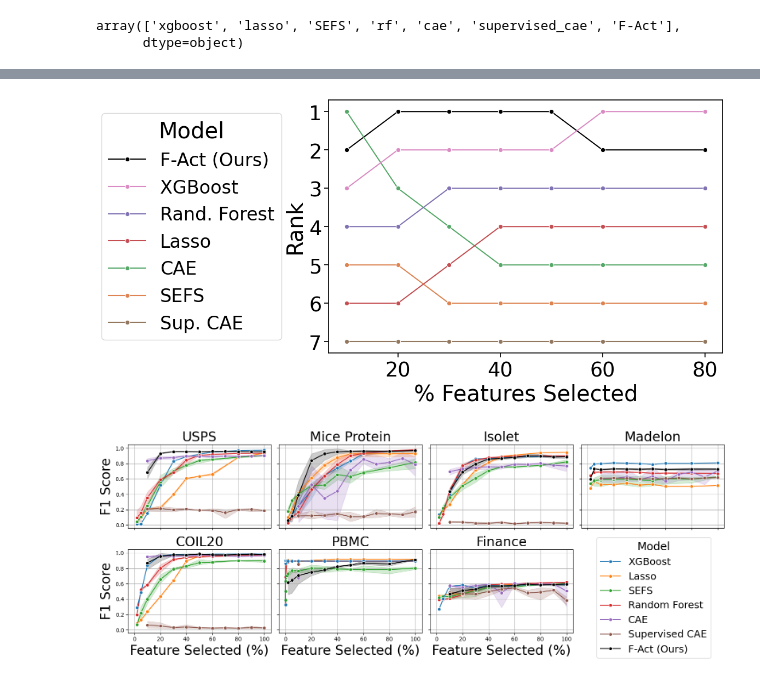
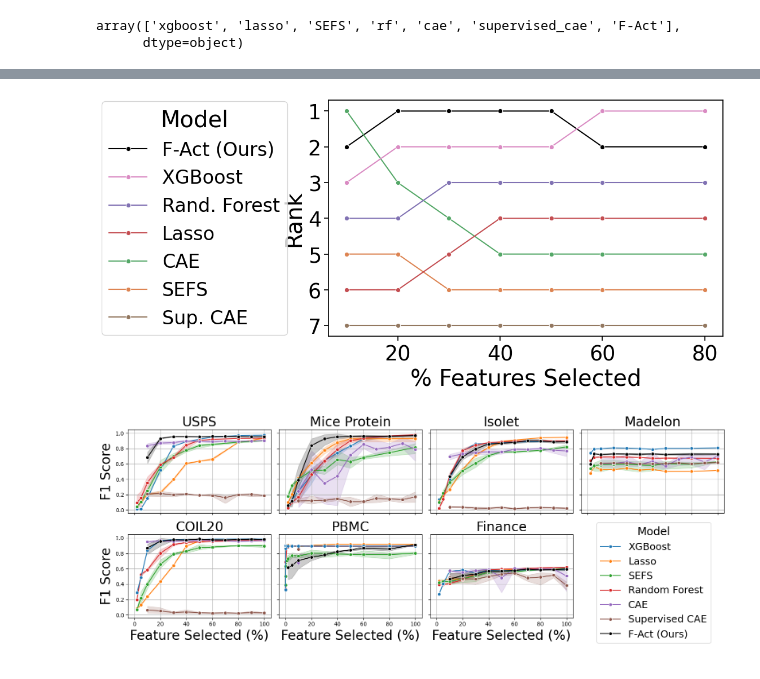
Before and after one commit to evanrex/feature-wise-active-adaptation, a Jupyter notebook: compute_results/final_results/evaluate_feature_selection.ipynb, the cells around one changed output, grey strips where cells are left out. Saved outputs shown, nothing was run; the diff lists cells and outputs as text; code cells hidden in the pictures.

```diff
--- a/compute_results/final_results/evaluate_feature_selection.ipynb
+++ b/compute_results/final_results/evaluate_feature_selection.ipynb
@@ -263,34 +261,37 @@ grouped_sorted['model'] = grouped_sorted['model'].map(model_mapping)
 # Assuming 'grouped_sorted' is your DataFrame with appropriate data
 # Set up the color palette
 palette = {model: 'black' if model == 'F-Act (Ours)' else sns.color_palette("deep")[i] for i, model in enumerate(grouped_sorted['model'].unique())}
 
 # Create the line plot with increased font size
 sns.set_context("notebook", font_scale=2.4)  # Increases the base font size
 plt.figure(figsize=(12, 6))
 lineplot = sns.lineplot(data=grouped_sorted, x='% Features Selected', y='Rank', hue='model', marker='o', palette=palette)
 
 # Reverse the y-axis
 plt.gca().invert_yaxis()
 
 # Set y-axis ticks at every integer
 plt.yticks(range(int(grouped_sorted['Rank'].min()), int(grouped_sorted['Rank'].max()) + 1))
 
 # Customize the legend order and location to the left side of the plot
 handles, labels = lineplot.get_legend_handles_labels()
 order = ['F-Act (Ours)', 'XGBoost', 'Rand. Forest', 'Lasso', 'CAE', 'SEFS', 'Sup. CAE']
 # Create a new handles list based on desired order
 new_handles = [handles[labels.index(l)] for l in order if l in labels]
 new_labels = [l for l in order if l in labels]
 plt.legend(new_handles, new_labels, title='Model', loc='center left', bbox_to_anchor=(-0.6, 0.5), fontsize='24')
 
 # Adjust plot margins to ensure the legend is visible
 plt.subplots_adjust(left=0.3)
 
+plt.tight_layout()
+
+
 plt.savefig(results_dir + f'/rank_feature_selection.pdf', dpi=300)
 # Show the plot
 plt.show()
 # %% [output]
-[figure, old version]
+[figure, new version]
 # %%
 plot_f1_vs_feature_selection_all_datasets(df,save=False)
 # %% [output]
```
Also changed, not shown: parts of 1 cell of this notebook, 1 other file.
